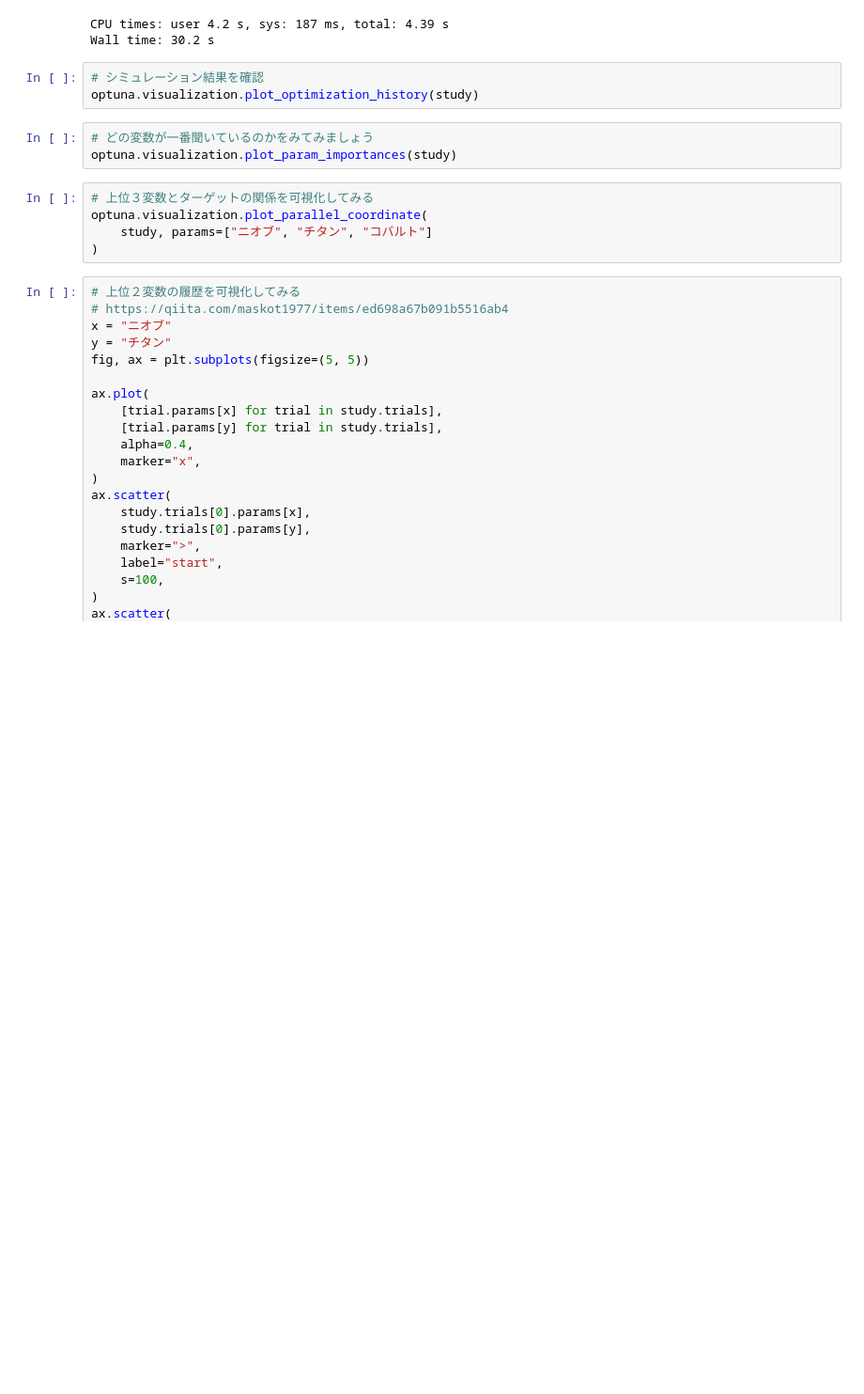
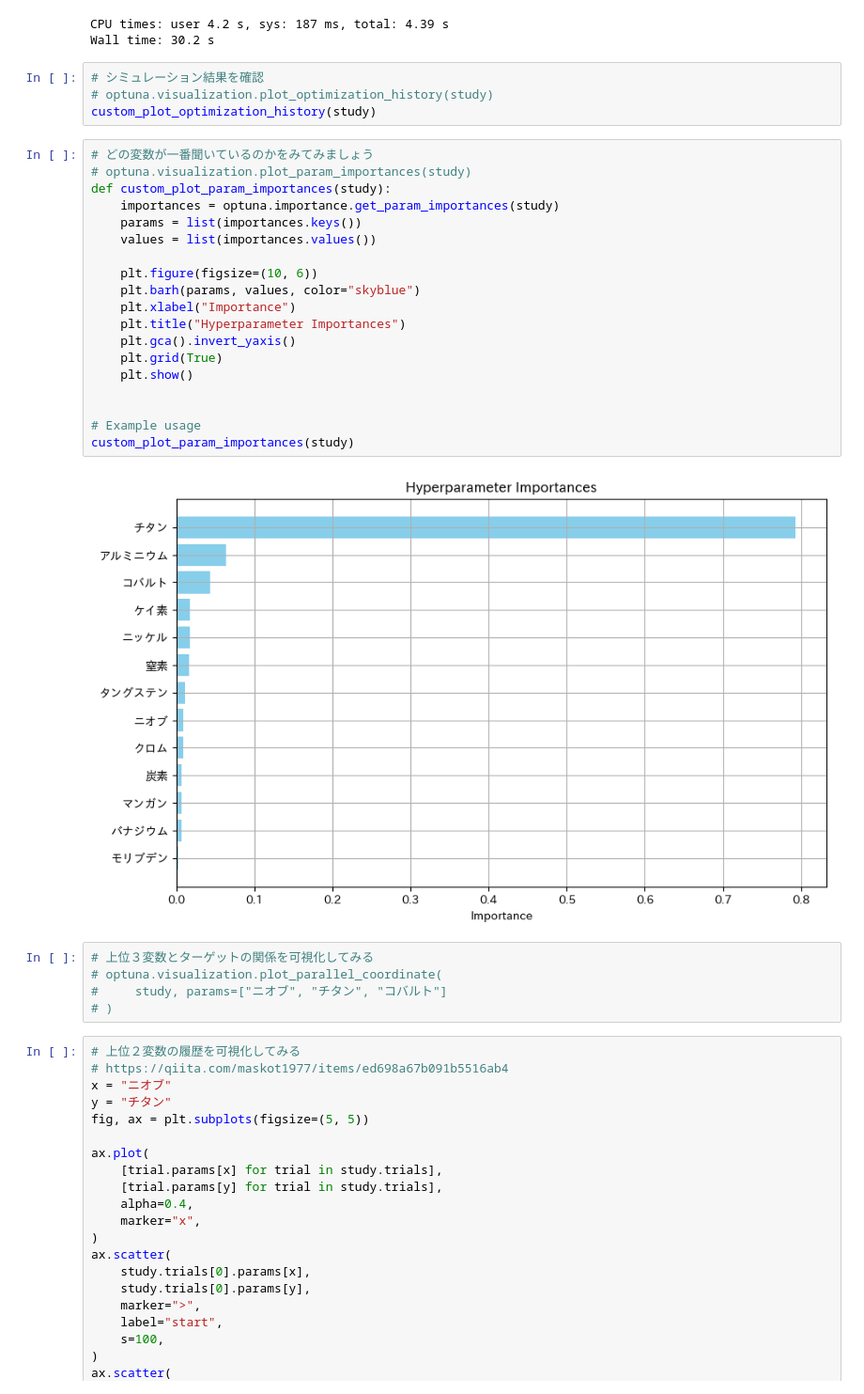
Before and after one commit to ironerumi/opt-workshop, a Jupyter notebook: notebooks/03_optimization_single_objective_サンプル.ipynb, the cells around one changed output. Shown at 94% size. Drawn from its saved outputs; the diff is of its cells as text; blank space fills up the shorter version.

```diff
--- a/notebooks/03_optimization_single_objective_サンプル.ipynb
+++ b/notebooks/03_optimization_single_objective_サンプル.ipynb
@@ -227,15 +265,34 @@ CPU times: user 4.2 s, sys: 187 ms, total: 4.39 s
 Wall time: 30.2 s
 # %%
 # シミュレーション結果を確認
-optuna.visualization.plot_optimization_history(study)
+# optuna.visualization.plot_optimization_history(study)
+custom_plot_optimization_history(study)
+# %%
+# どの変数が一番聞いているのかをみてみましょう
+# optuna.visualization.plot_param_importances(study)
+def custom_plot_param_importances(study):
+    importances = optuna.importance.get_param_importances(study)
+    params = list(importances.keys())
+    values = list(importances.values())
+
+    plt.figure(figsize=(10, 6))
+    plt.barh(params, values, color="skyblue")
+    plt.xlabel("Importance")
+    plt.title("Hyperparameter Importances")
+    plt.gca().invert_yaxis()
+    plt.grid(True)
+    plt.show()
+
+
+# Example usage
+custom_plot_param_importances(study)
+# %% [output]
+[figure, added]
 # %%
-# どの変数が一番聞いているのかをみてみましょう
-optuna.visualization.plot_param_importances(study)
+# 上位３変数とターゲットの関係を可視化してみる
+# optuna.visualization.plot_parallel_coordinate(
+#     study, params=["ニオブ", "チタン", "コバルト"]
+# )
-# %%
-# 上位３変数とターゲットの関係を可視化してみる
-optuna.visualization.plot_parallel_coordinate(
-    study, params=["ニオブ", "チタン", "コバルト"]
-)
 # %%
 # 上位２変数の履歴を可視化してみる
 # https://qiita.com/maskot1977/items/ed698a67b091b5516ab4
```
Also changed, not shown: parts of 5 cells of this notebook, 1 other file.
